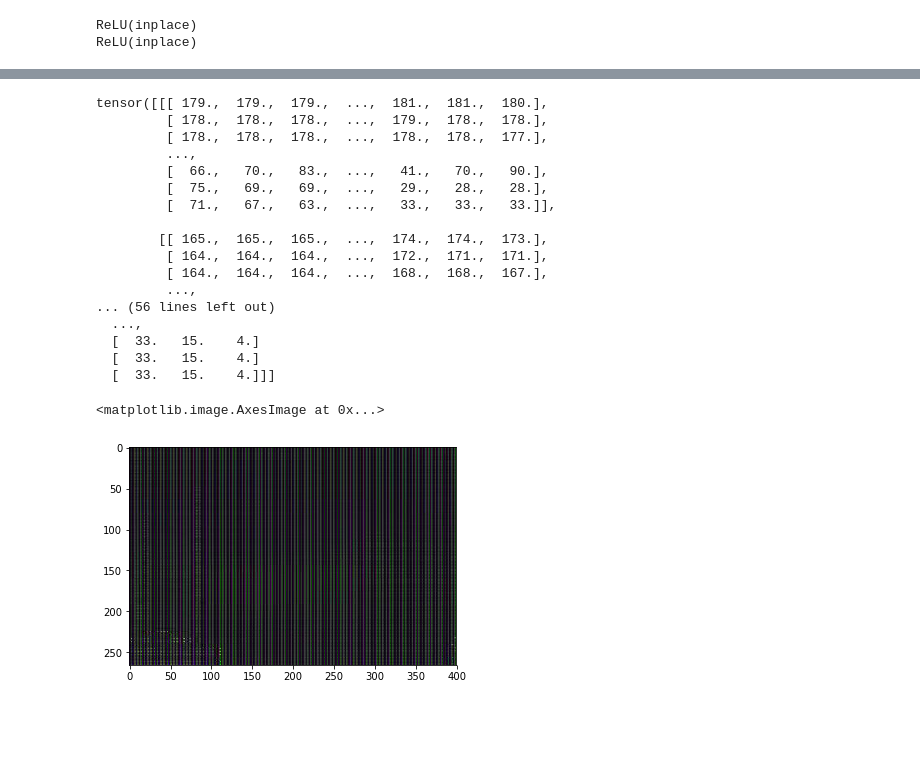
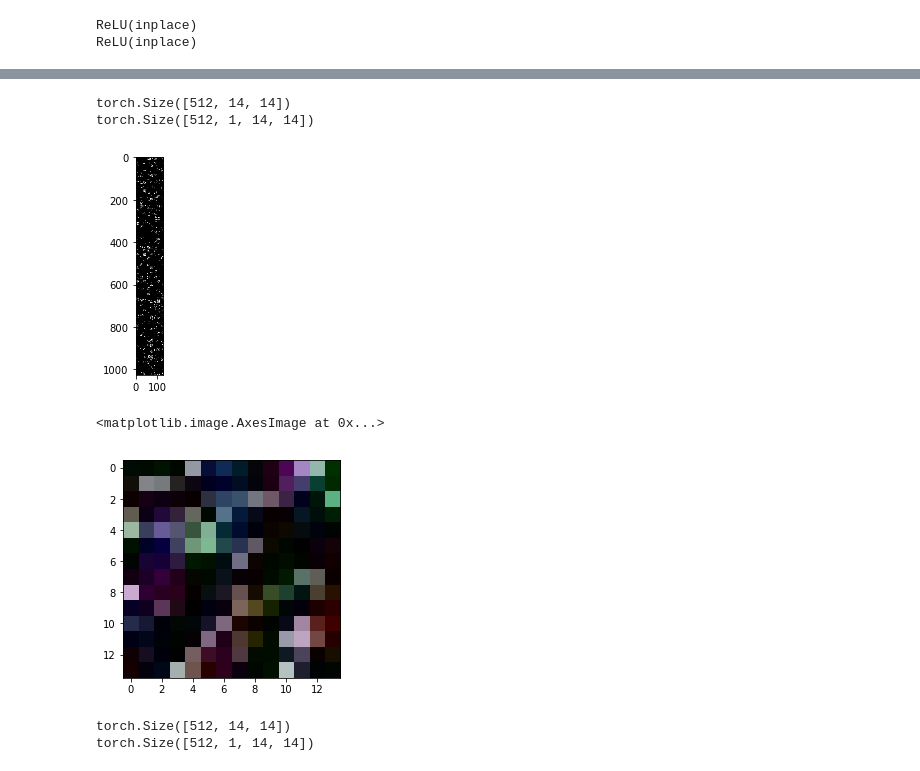
Before and after one commit to rassilon712/Neural_Color_Transfer, a Jupyter notebook: Neural_Color_Transfer.ipynb, the cells around one changed output, grey strips where cells are left out. Cells and saved outputs as stored; diff of their text form; code cells hidden in the pictures; blank space fills up the shorter version.

```diff
--- a/Neural_Color_Transfer.ipynb
+++ b/Neural_Color_Transfer.ipynb
@@ -36,7 +38,7 @@ import scipy
 # %% [markdown]
 ### Input Source & Reference Image
 # %%
-imgS_path = '../image/city_basic.jpg'
-imgR_path='../image/city_night.jpg'
-imgS=imread('image/city_basic.jpg')
-imgR=imread('image/city_night.jpg')
+imgS_path = './image/city_basic.jpg'
+imgR_path='./image/city_night.jpg'
+imgS = Image.open(imgS_path).convert("RGB")
+imshow(imgS)
@@ -77,0 +56,17 @@ tensor([[[[ 179,  179,  179,  ...,  181,  181,  180],
+# %%
+scale, tensorize, normalize = transforms.Scale((224,224)),transforms.ToTensor(),\
+    transforms.Normalize(mean=[0.485, 0.456, 0.406],std=[0.229, 0.224, 0.225])
+
+loader = transforms.Compose([
+    scale,tensorize,normalize
+])
+
+def image_loader(img_path,flip=False):
+    img = Image.open(img_path).convert("RGB")
+    if flip:
+        img = img.transpose(Image.FLIP_LEFT_RIGHT)
+
+    image = loader(img)
+    image = Variable(image.unsqueeze(0))
+
+    return image
@@ -77,0 +75,7 @@ tensor([[[[ 179,  179,  179,  ...,  181,  181,  180],
+# %%
+imgS=image_loader(imgS_path,flip=False).float()
+imgR=image_loader(imgR_path,flip=False).float()
+
+imgS.data.size() #1,3,224,224
+imgR.data.size()
+imgS.data.dtype
@@ -120,31 +201,29 @@ ReLU(inplace)
+# %%
+reS =torch.squeeze(model_t(imgS.data)[-7]).data
+print(reS.size()) #512,14,14
+rsS = reS.view(-1,1,reS.size()[1],reS.size()[2]).data #resized
+print(rsS.size()) #512 1 14 14
+# %% [output]
+torch.Size([512, 14, 14])
+torch.Size([512, 1, 14, 14])
+# %%
+show(make_grid(rsS))
+# %% [output]
+[figure, added]
 # %%
-reS = relu_1(Variable(imgST.float(),requires_grad=False)).squeeze(0)
-#print(reS)
-#print(reS.size)
-reSnp = reS.numpy()
-reSnp = reSnp.transpose(1,2,0)
-#print(reSnp)
+reSnp = reS.numpy().transpose(1,2,0)
 reSnpImg = Image.fromarray(reSnp,'RGB')
 reSnpImg.save('processImage/reSnpImg.jpg')
 reSnpImg = imread('processImage/reSnpImg.jpg')
 imshow(reSnpImg)
 # %% [output]
-tensor([[[ 179.,  179.,  179.,  ...,  181.,  181.,  180.],
-         [ 178.,  178.,  178.,  ...,  179.,  178.,  178.],
-         [ 178.,  178.,  178.,  ...,  178.,  178.,  177.],
-         ...,
-         [  66.,   70.,   83.,  ...,   41.,   70.,   90.],
-         [  75.,   69.,   69.,  ...,   29.,   28.,   28.],
-         [  71.,   67.,   63.,  ...,   33.,   33.,   33.]],
-
-        [[ 165.,  165.,  165.,  ...,  174.,  174.,  173.],
-         [ 164.,  164.,  164.,  ...,  172.,  171.,  171.],
-         [ 164.,  164.,  164.,  ...,  168.,  168.,  167.],
-         ...,
-... (56 lines left out)
-  ...,
-  [  33.   15.    4.]
-  [  33.   15.    4.]
-  [  33.   15.    4.]]]
+<matplotlib.image.AxesImage at 0x...>
-<matplotlib.image.AxesImage at 0x...>
-[figure, old version]
+[figure, new version]
+# %%
+reR =torch.squeeze(model_t(imgR.data)[-7]).data
+print(reR.size()) #512,14,14
+rsR = reS.view(-1,1,reS.size()[1],reR.size()[2]).data #resized
+print(rsR.size()) #512 1 14 14
+# %% [output]
+torch.Size([512, 14, 14])
+torch.Size([512, 1, 14, 14])
```
Also changed, not shown: parts of 15 cells of this notebook, 2 other files.
